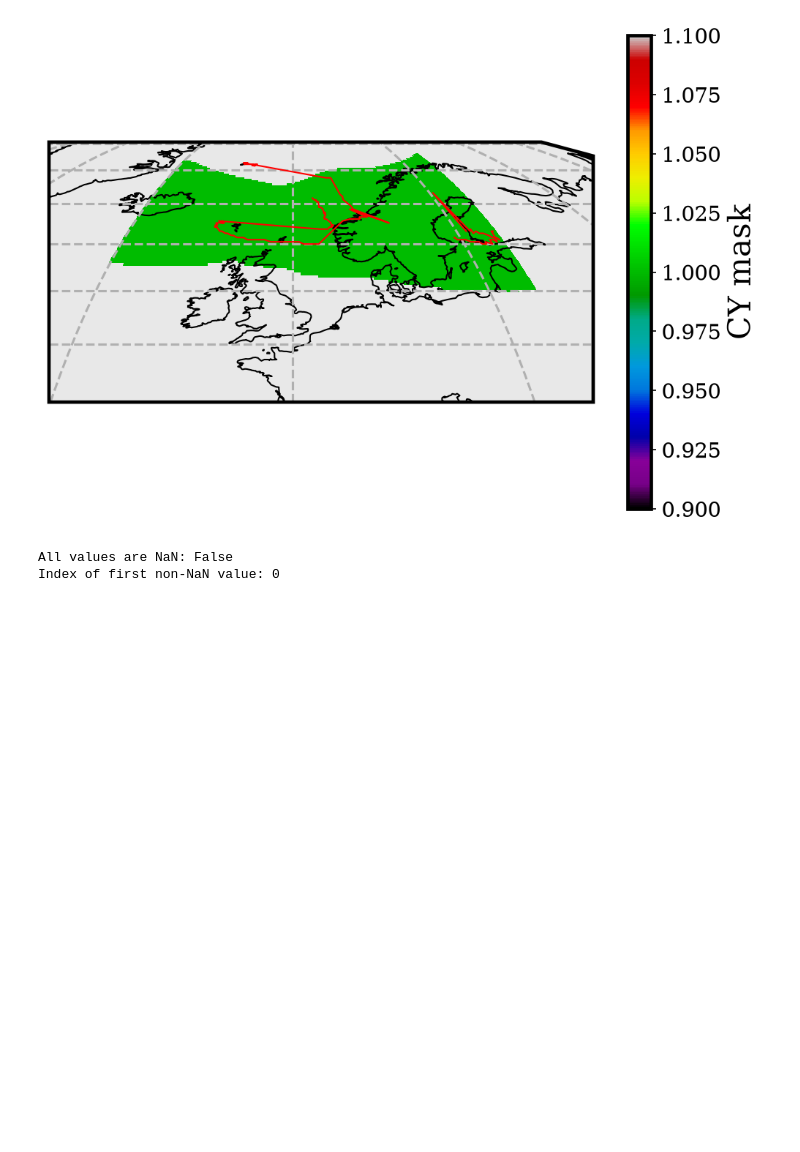
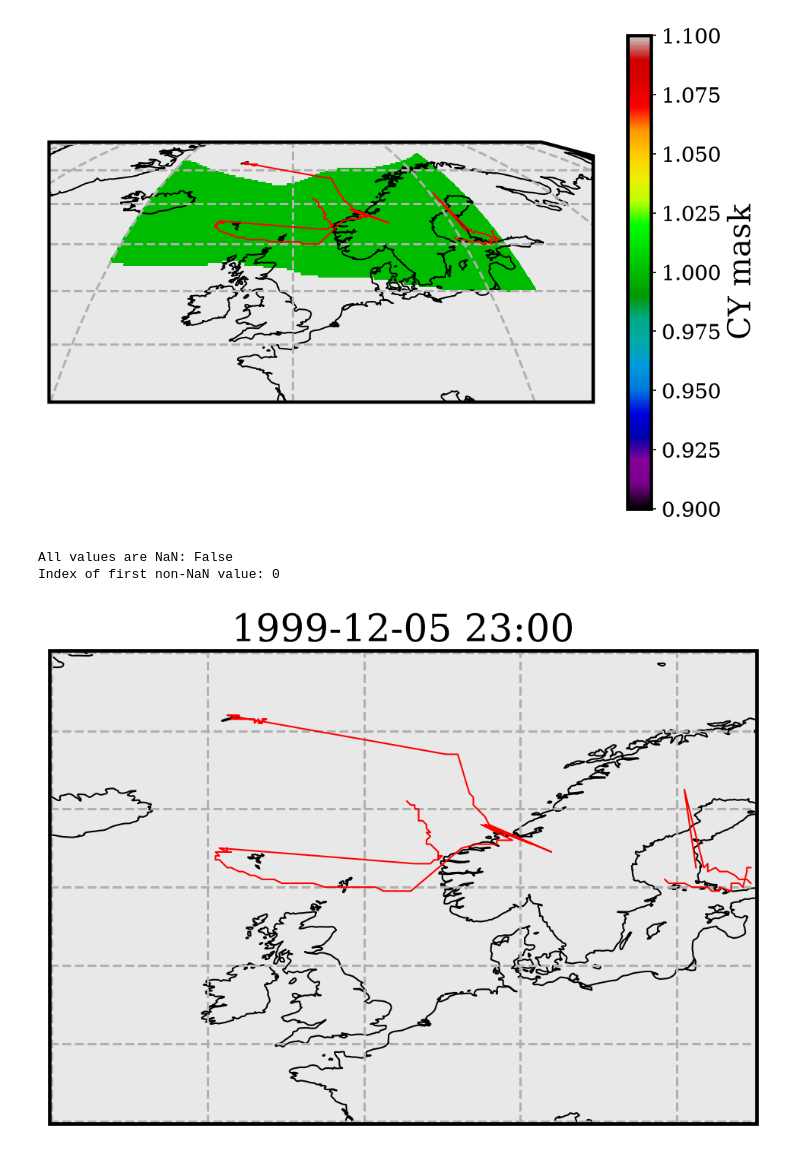
Before and after one commit to AThormann/master_thesis, a Jupyter notebook: MOAAP/MOAAP_tutorial.ipynb, the cells around one changed output. Cells and saved outputs as stored; diff of their text form; code cells hidden in the pictures; blank space fills up the shorter version.

Commit message:
Updated plotting and MOAAP files with new projection

```diff
--- a/MOAAP/MOAAP_tutorial.ipynb
+++ b/MOAAP/MOAAP_tutorial.ipynb
@@ -364,0 +267,76 @@ plt.show()
+# %%
+import matplotlib.animation as animation
+
+object_data = data_moaap["CY_z500_Objects"].values
+all_ids = np.asarray(object_data)
+
+vmin = 1
+vmax = np.nanmax(all_ids)
+n_frames = object_data.shape[0]
+
+longitude = data_moaap["lon"].values
+latitude = data_moaap["lat"].values
+
+fig, ax = plt.subplots(
+    subplot_kw={
+        "projection": ccrs.PlateCarree()
+    },
+    figsize=(8, 8),
+)
+
+ax.coastlines()
+ax.gridlines()
+
+mask = object_data[0].astype(float)
+mask[mask == 0] = np.nan
+
+mesh = ax.pcolormesh(
+    longitude,
+    latitude,
+    mask,
+    transform=ccrs.PlateCarree(),
+    cmap="nipy_spectral",
+    vmin=vmin,
+    vmax=vmax,
+)
+
+for cyclone in CY_charac.values():
+    track = cyclone["track"]
+    ax.plot(
+        track[:, 1],
+        track[:, 0],
+        transform=ccrs.PlateCarree(),
+        linewidth=1,
+        color="red",
+    )
+
+title = ax.set_title(str(time_datetime[0])[:16])
+
+
+def update(frame):
+    mask = object_data[frame].astype(float)
+    mask[mask == 0] = np.nan
+
+    mesh.set_array(mask.ravel())
+    title.set_text(str(time_datetime[frame])[:16])
+
+    return mesh, title
+
+
+ani = animation.FuncAnimation(
+    fig,
+    update,
+    frames=n_frames,
+    interval=200,
+    blit=False,
+)
+
+ani.save(
+    "moaap_output/cyclone_animation.gif",
+    writer="pillow",
+    fps=2,
+)
+
+plt.show()
+# %% [output]
+[figure, added]
```
Also changed, not shown: parts of 6 cells of this notebook, 1 other file.
